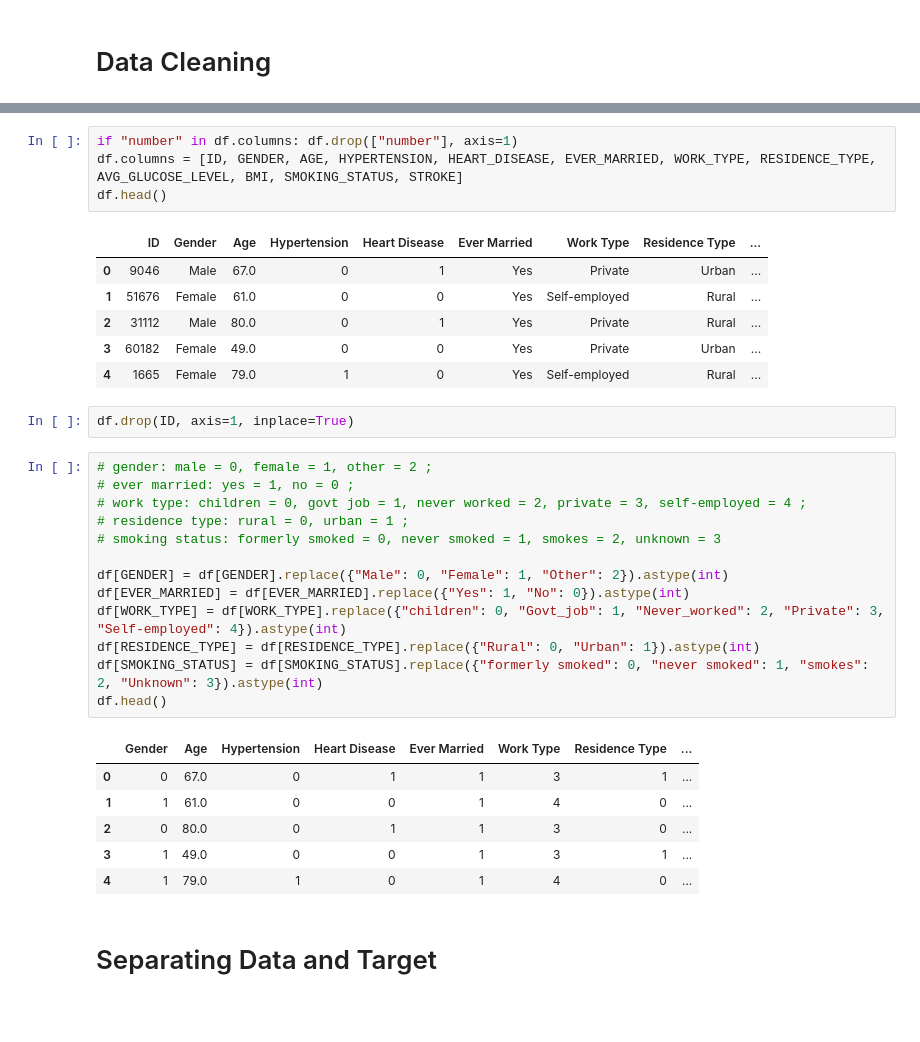
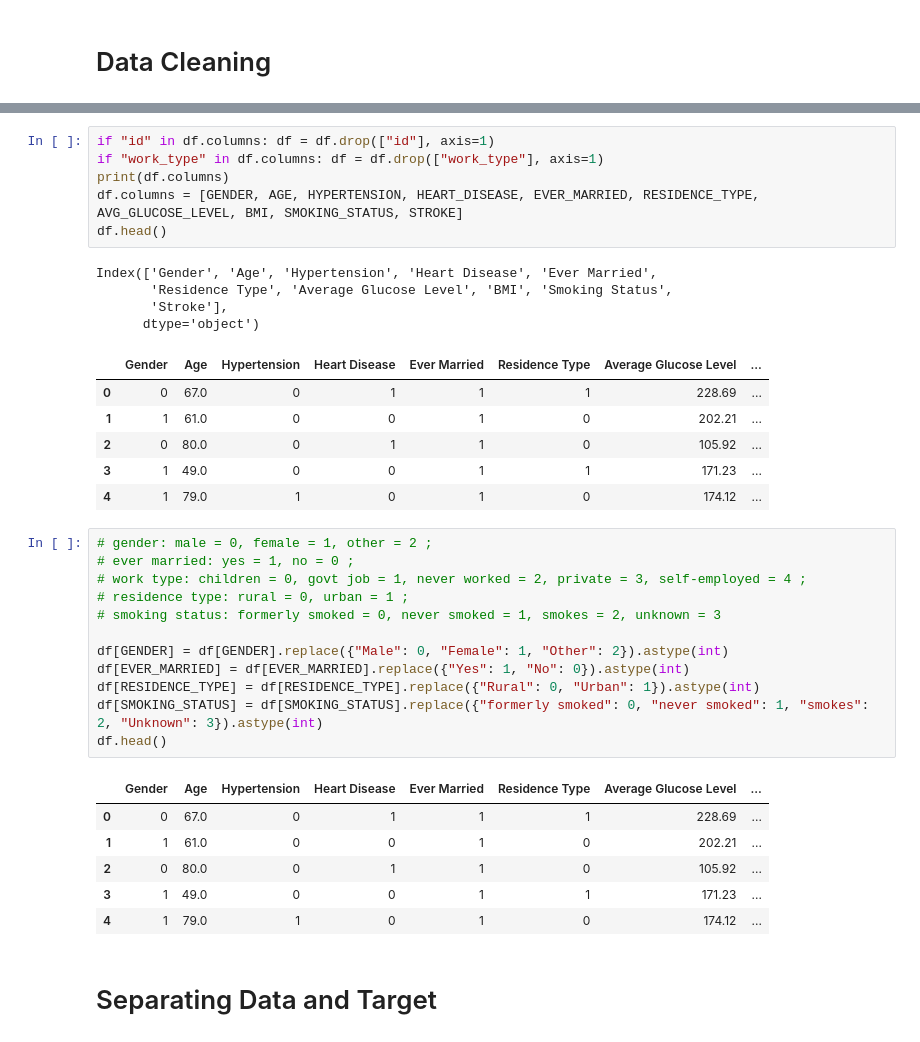
Before and after one commit to artjom2281337/predictive-1, a Jupyter notebook: main.ipynb, the cells around one changed output, grey strips where cells are left out. Saved outputs shown, nothing was run; the diff lists cells and outputs as text; blank space fills up the shorter version.

```diff
--- a/main.ipynb
+++ b/main.ipynb
@@ -55,17 +54,21 @@ stroke               0
 dtype: int64
 # %%
-if "number" in df.columns: df.drop(["number"], axis=1)
-df.columns = [ID, GENDER, AGE, HYPERTENSION, HEART_DISEASE, EVER_MARRIED, WORK_TYPE, RESIDENCE_TYPE, AVG_GLUCOSE_LEVEL, BMI, SMOKING_STATUS, STROKE]
+if "id" in df.columns: df = df.drop(["id"], axis=1)
+if "work_type" in df.columns: df = df.drop(["work_type"], axis=1)
+print(df.columns)
+df.columns = [GENDER, AGE, HYPERTENSION, HEART_DISEASE, EVER_MARRIED, RESIDENCE_TYPE, AVG_GLUCOSE_LEVEL, BMI, SMOKING_STATUS, STROKE]
 df.head()
 # %% [output]
+Index(['Gender', 'Age', 'Hypertension', 'Heart Disease', 'Ever Married',
+       'Residence Type', 'Average Glucose Level', 'BMI', 'Smoking Status',
+       'Stroke'],
+      dtype='object')
-|  | ID | Gender | Age | Hypertension | Heart Disease | Ever Married | Work Type | Residence Type | ... |
-| 0 | 9046 | Male | 67.0 | 0 | 1 | Yes | Private | Urban | ... |
-| 1 | 51676 | Female | 61.0 | 0 | 0 | Yes | Self-employed | Rural | ... |
-| 2 | 31112 | Male | 80.0 | 0 | 1 | Yes | Private | Rural | ... |
-| 3 | 60182 | Female | 49.0 | 0 | 0 | Yes | Private | Urban | ... |
-| 4 | 1665 | Female | 79.0 | 1 | 0 | Yes | Self-employed | Rural | ... |
+|  | Gender | Age | Hypertension | Heart Disease | Ever Married | Residence Type | Average Glucose Level | ... |
+| 0 | 0 | 67.0 | 0 | 1 | 1 | 1 | 228.69 | ... |
+| 1 | 1 | 61.0 | 0 | 0 | 1 | 0 | 202.21 | ... |
+| 2 | 0 | 80.0 | 0 | 1 | 1 | 0 | 105.92 | ... |
+| 3 | 1 | 49.0 | 0 | 0 | 1 | 1 | 171.23 | ... |
+| 4 | 1 | 79.0 | 1 | 0 | 1 | 0 | 174.12 | ... |
-# %%
-df.drop(ID, axis=1, inplace=True)
 # %%
 # gender: male = 0, female = 1, other = 2 ;
 # ever married: yes = 1, no = 0 ;
@@ -75,17 +78,16 @@ df.drop(ID, axis=1, inplace=True)
 
 df[GENDER] = df[GENDER].replace({"Male": 0, "Female": 1, "Other": 2}).astype(int)
 df[EVER_MARRIED] = df[EVER_MARRIED].replace({"Yes": 1, "No": 0}).astype(int)
-df[WORK_TYPE] = df[WORK_TYPE].replace({"children": 0, "Govt_job": 1, "Never_worked": 2, "Private": 3, "Self-employed": 4}).astype(int)
 df[RESIDENCE_TYPE] = df[RESIDENCE_TYPE].replace({"Rural": 0, "Urban": 1}).astype(int)
 df[SMOKING_STATUS] = df[SMOKING_STATUS].replace({"formerly smoked": 0, "never smoked": 1, "smokes": 2, "Unknown": 3}).astype(int)
 df.head()
 # %% [output]
-|  | Gender | Age | Hypertension | Heart Disease | Ever Married | Work Type | Residence Type | ... |
-| 0 | 0 | 67.0 | 0 | 1 | 1 | 3 | 1 | ... |
-| 1 | 1 | 61.0 | 0 | 0 | 1 | 4 | 0 | ... |
-| 2 | 0 | 80.0 | 0 | 1 | 1 | 3 | 0 | ... |
-| 3 | 1 | 49.0 | 0 | 0 | 1 | 3 | 1 | ... |
-| 4 | 1 | 79.0 | 1 | 0 | 1 | 4 | 0 | ... |
+|  | Gender | Age | Hypertension | Heart Disease | Ever Married | Residence Type | Average Glucose Level | ... |
+| 0 | 0 | 67.0 | 0 | 1 | 1 | 1 | 228.69 | ... |
+| 1 | 1 | 61.0 | 0 | 0 | 1 | 0 | 202.21 | ... |
+| 2 | 0 | 80.0 | 0 | 1 | 1 | 0 | 105.92 | ... |
+| 3 | 1 | 49.0 | 0 | 0 | 1 | 1 | 171.23 | ... |
+| 4 | 1 | 79.0 | 1 | 0 | 1 | 0 | 174.12 | ... |
 # %% [markdown]
 # Separating Data and Target
 # %%
```
Also changed, not shown: parts of 8 cells of this notebook.
